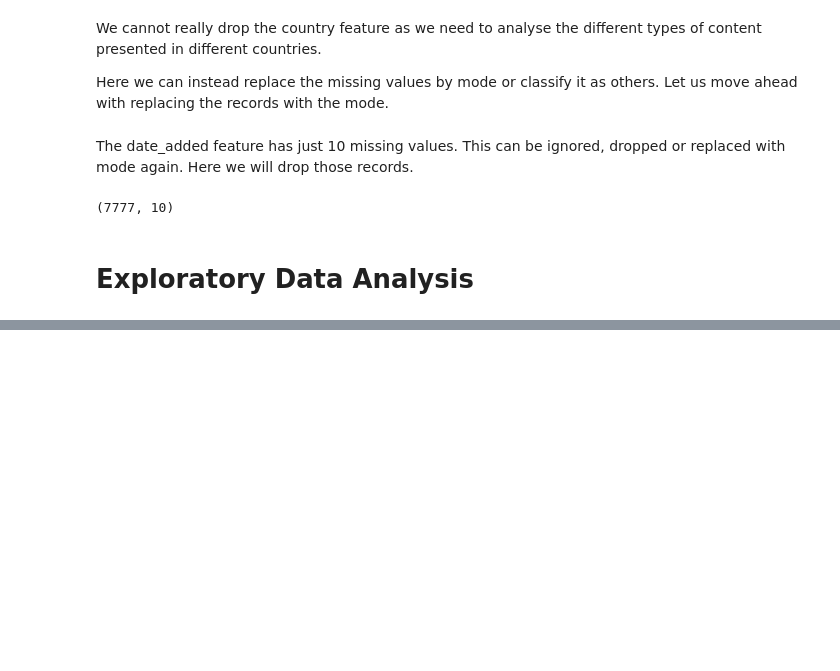
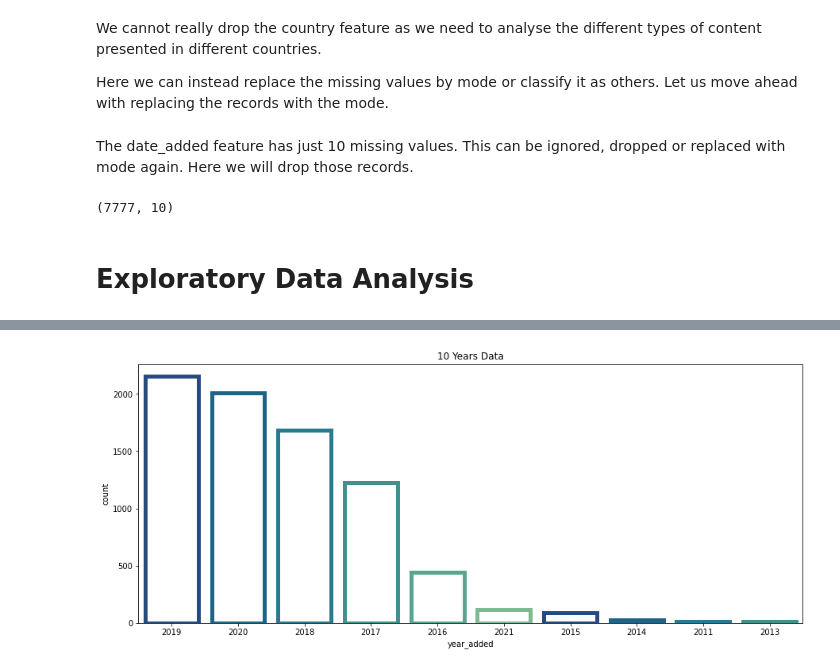
Before and after one commit to vinayakpotdar2114/Capstone-Project-4-Netflix-Movies-and-TV-Shows-Clustering, a Jupyter notebook: NETFLIX_MOVIES_AND_TV_SHOWS_CLUSTERING.ipynb, the cells around one changed output, grey strips where cells are left out. Cells and saved outputs as stored; diff of their text form; code cells hidden in the pictures; blank space fills up the shorter version.

```diff
--- a/NETFLIX_MOVIES_AND_TV_SHOWS_CLUSTERING.ipynb
+++ b/NETFLIX_MOVIES_AND_TV_SHOWS_CLUSTERING.ipynb
@@ -185,3 +185,12 @@ data.shape
 (7777, 10)
 # %% [markdown]
 # Exploratory Data Analysis
+# %%
+# Sorting and extracting date-time from the date column
+data['date_added'] = pd.to_datetime(data['date_added'])
+
+# Extracting the month from the date
+data['month_name_added']=data['date_added'].dt.month_name()
+
+# Extracting the Year
+data['year_added'] = data['date_added'].dt.year
@@ -187,0 +206,8 @@ data.shape
+# %%
+#Top 10 years when maximum movies n TV shows were added
+plt.figure(figsize=(15,6))
+plt.title('10 Years Data')
+sns.countplot(x='year_added',data=data,order=data['year_added'].value_counts().index[:10],facecolor=(0, 0, 0, 0),linewidth=5, edgecolor=sns.color_palette("crest_r"))
+plt.show()
+# %% [output]
+[figure, added]
```
Also changed, not shown: parts of 34 cells of this notebook.
